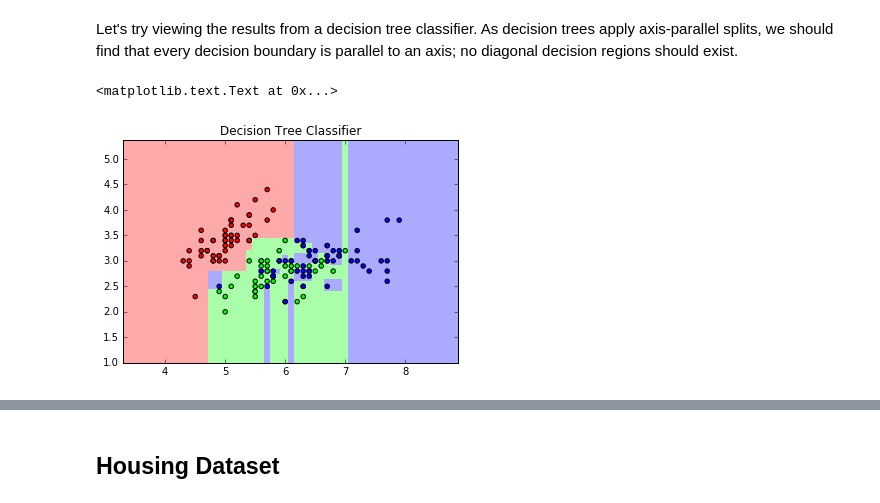
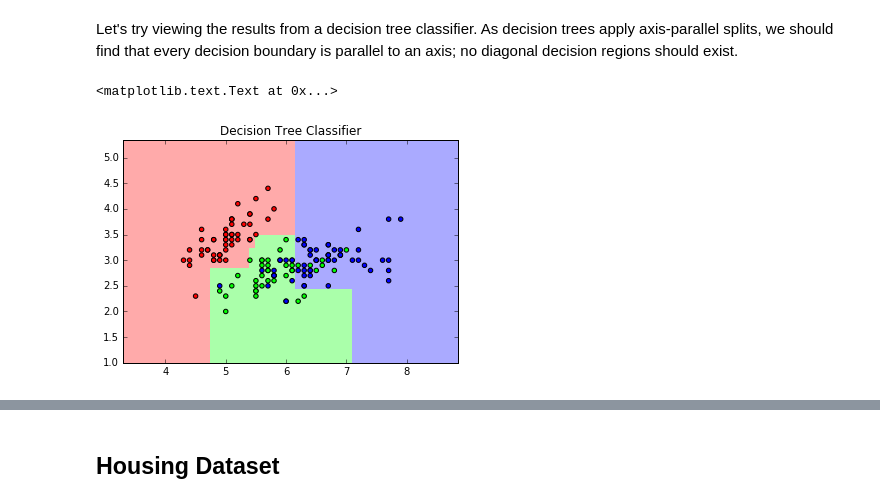
Before and after one commit to cse44648/cse44648, a Jupyter notebook: notebooks/03 - Classification.ipynb, the cells around one changed output, grey strips where cells are left out. Cells and saved outputs as stored; diff of their text form; code cells hidden in the pictures.

```diff
--- a/notebooks/03 - Classification.ipynb
+++ b/notebooks/03 - Classification.ipynb
@@ -94,7 +94,7 @@ import matplotlib.pyplot as plt
 from matplotlib.colors import ListedColormap
 % matplotlib inline
 # %%
-h = .02  # step size in the mesh
+h = .05  # step size in the mesh
 
 # Create color maps
 cmap_light = ListedColormap(['#FFAAAA', '#AAFFAA', '#AAAAFF'])
@@ -174,27 +174,27 @@ Let's try viewing the results from a decision tree classifier. As decision trees
 # %%
 from sklearn.tree import DecisionTreeClassifier
 
-clf_dtc = DecisionTreeClassifier()
+clf_dtc = DecisionTreeClassifier(max_depth=4)
 clf_dtc.fit(X, y)
 
 # Plot the decision boundary. For that, we will assign a color to each
 # point in the mesh [x_min, m_max]x[y_min, y_max].
 x_min, x_max = X.iloc[:, 0].min() - 1, X.iloc[:, 0].max() + 1
 y_min, y_max = X.iloc[:, 1].min() - 1, X.iloc[:, 1].max() + 1
 xx, yy = np.meshgrid(np.arange(x_min, x_max, h),
                      np.arange(y_min, y_max, h))
 Z = clf_dtc.predict(np.c_[xx.ravel(), yy.ravel()])
 
 # Put the result into a color plot
 Z = Z.reshape(xx.shape)
 plt.figure()
 plt.pcolormesh(xx, yy, Z, cmap=cmap_light)
 
 # Plot also the training points
 plt.scatter(X.iloc[:, 0], X.iloc[:, 1], c=y, cmap=cmap_bold)
 plt.xlim(xx.min(), xx.max())
 plt.ylim(yy.min(), yy.max())
 plt.title("Decision Tree Classifier")
 # %% [output]
 <matplotlib.text.Text at 0x...>
-[figure, old version]
+[figure, new version]
```
Also changed, not shown: parts of 5 cells of this notebook.
